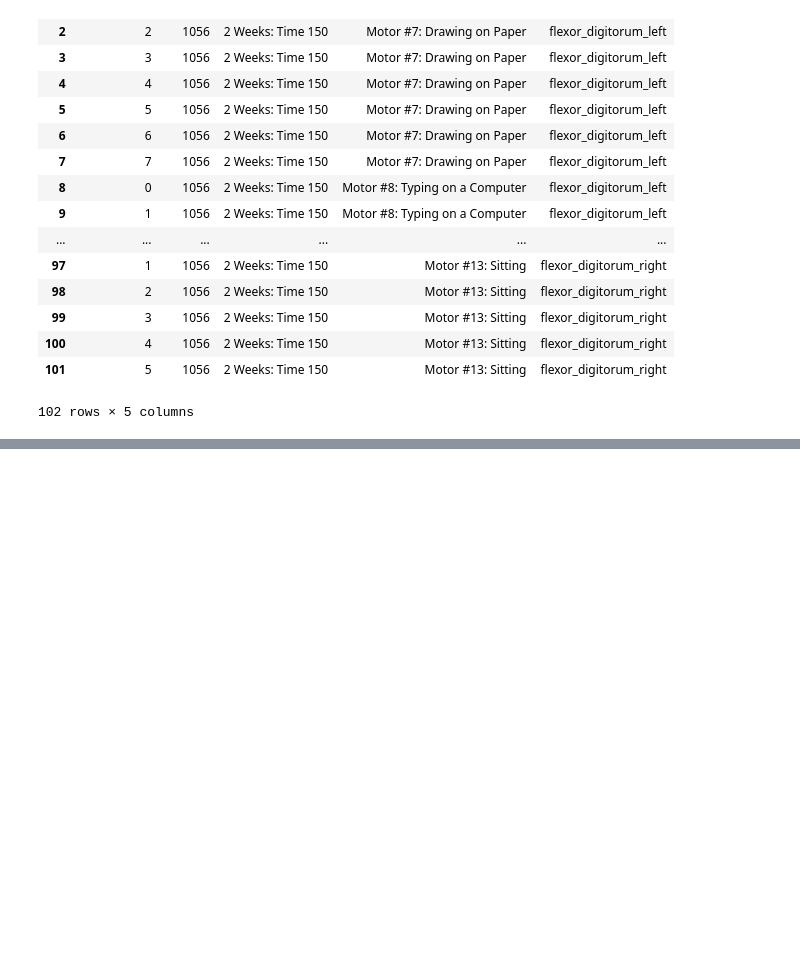
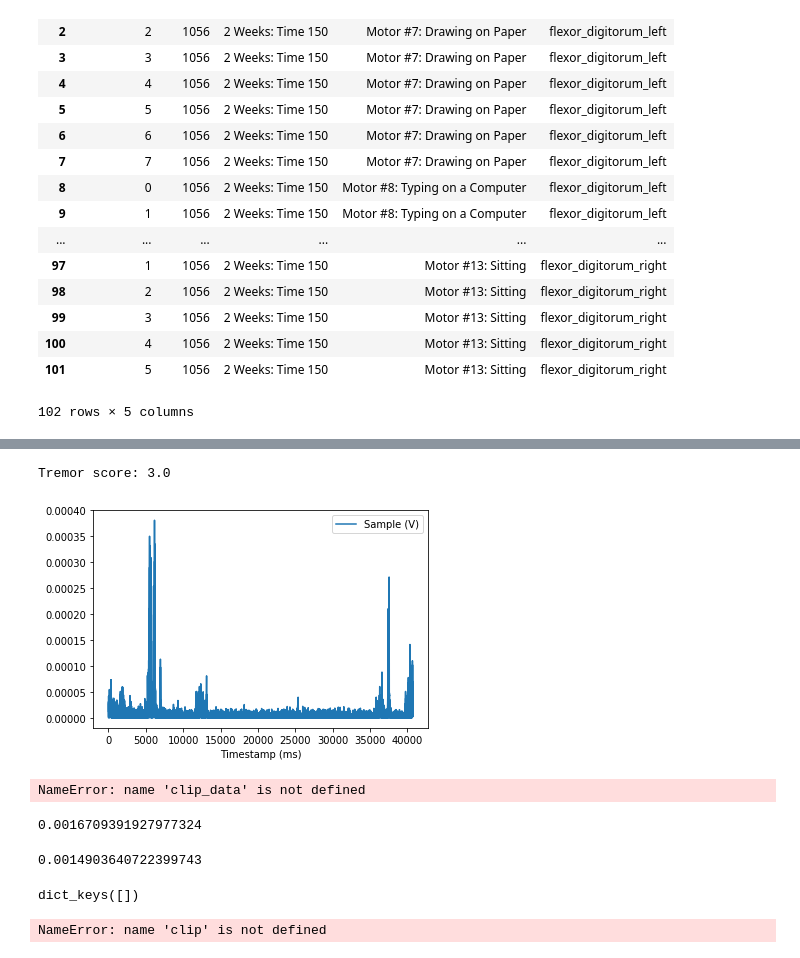
Before and after one commit to sanjeev-tv/CIS-PD, a Jupyter notebook: EMG Data.ipynb, the cells around one changed output, grey strips where cells are left out. Saved outputs shown, nothing was run; the diff lists cells and outputs as text; code cells hidden in the pictures; blank space fills up the shorter version.

```diff
--- a/EMG Data.ipynb
+++ b/EMG Data.ipynb
@@ -483,0 +507,33 @@ ValueError: iAt based indexing can only have integer indexers
+# %%
+trial = 1
+ZInds = np.diff(act_dict[task][trial][loc]['elec'].index)!=0
+act_dict[task][trial][loc]['elec'] = act_dict[task][trial][loc]['elec'][np.hstack((ZInds,np.array(True)))]
+filterdata(act_dict,task,loc,trial,'elec',ftype='bandpass',cutoff_bp=[20,70])
+act_dict[task][trial][loc][sensor] = np.absolute(act_dict[task][trial][loc][sensor])
+act_dict[task][trial][loc]['elec'].plot()
+subj_score = mot_scores.loc[mot_scores['subject']==subj,['subject','visit','standing tremor left upper limb']]
+print('Tremor score: ' + str(subj_score.iloc[trial]['standing tremor left upper limb']))
+# %% [output]
+Tremor score: 3.0
+[figure, added]
+# %%
+clip_data.keys()
+# %% [output]
+NameError: name 'clip_data' is not defined
+# %%
+np.max(clip)[0]
+# %% [output]
+0.0016709391927977324
+# %%
+np.mean(clip)[0]
+# %% [output]
+0.0014903640722399743
+# %%
+d = {}
+d.keys()
+# %% [output]
+dict_keys([])
+# %%
+np.mean(clip[0])
+# %% [output]
+NameError: name 'clip' is not defined
```
Also changed, not shown: parts of 11 cells of this notebook, 7 other files.
